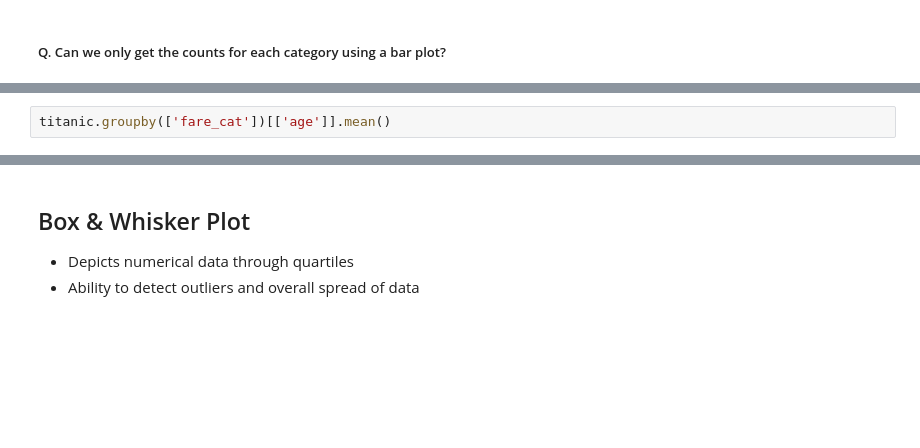
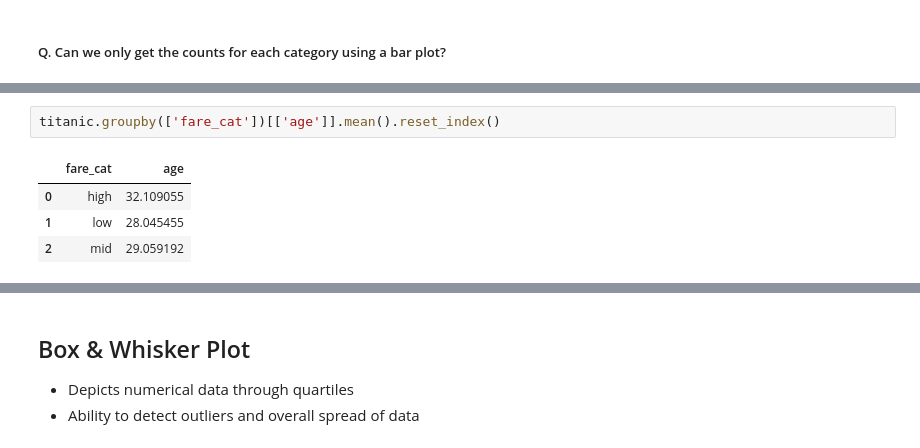
Before and after one commit to h3amza/CPSC392, a Jupyter notebook: Lectures/05-visualizations.ipynb, the cells around one changed output, grey strips where cells are left out. Saved outputs shown, nothing was run; the diff lists cells and outputs as text; blank space fills up the shorter version.

```diff
--- a/Lectures/05-visualizations.ipynb
+++ b/Lectures/05-visualizations.ipynb
@@ -89,5 +154,10 @@ titanic.groupby(['fare_cat']).mean()
 # %%
-titanic.groupby(['fare_cat'])[['age']].mean()
+titanic.groupby(['fare_cat'])[['age']].mean().reset_index()
+# %% [output]
+|  | fare_cat | age |
+| 0 | high | 32.109055 |
+| 1 | low | 28.045455 |
+| 2 | mid | 29.059192 |
 # %%
 mean_age = titanic.groupby(['fare_cat'])[['age']].mean().reset_index()
 mean_age
```
Also changed, not shown: parts of 17 cells of this notebook.
